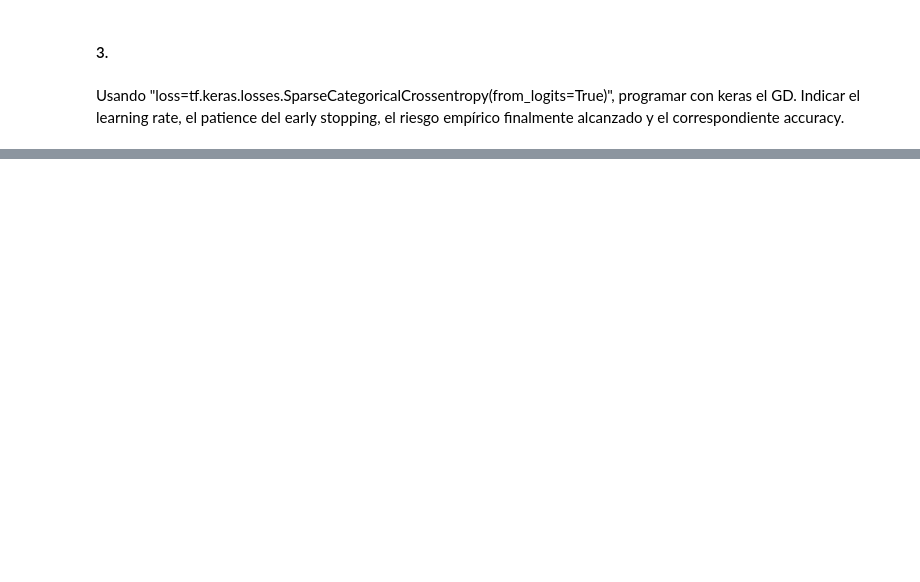
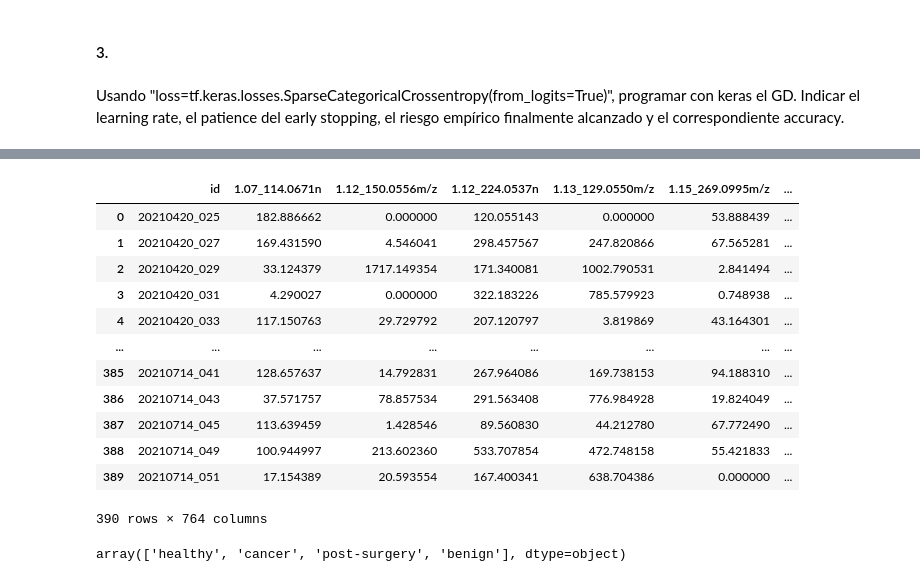
Before and after one commit to Nacho2904/CURSO-LEARNING1, a Jupyter notebook: regresion_logistica.ipynb, the cells around one changed output, grey strips where cells are left out. Saved outputs shown, nothing was run; the diff lists cells and outputs as text; code cells hidden in the pictures; blank space fills up the shorter version.

```diff
--- a/regresion_logistica.ipynb
+++ b/regresion_logistica.ipynb
@@ -234,0 +245,5 @@ Epoch 2/1000
+# %%
+url_data = "https://raw.githubusercontent.com/CSC-CONICET/CURSO-LEARNING1/main/datasets/prostata_data.csv"
+url_labels = "https://raw.githubusercontent.com/CSC-CONICET/CURSO-LEARNING1/main/datasets/prostata_label.csv"
+df_prostata_data = pd.read_csv(url_data)
+df_prostata_labels = pd.read_csv(url_labels)
@@ -234,0 +271,3 @@ Epoch 2/1000
+# %%
+df_prostata_data = df_prostata_data.rename(columns={"Unnamed: 0":"id"})
+df_prostata_labels = df_prostata_labels.rename(columns={"Unnamed: 0":"id"})
@@ -234,0 +276,3 @@ Epoch 2/1000
+# %%
+df_prostata_labels_filtered = df_prostata_labels[df_prostata_labels["class"].notnull()]
+df_prostata_labels_filtered
@@ -234,0 +293,21 @@ Epoch 2/1000
+# %%
+df_prostata_labeled_data = df_prostata_data.merge(df_prostata_labels_filtered, how="inner", on="id" )
+df_prostata_labeled_data
+# %% [output]
+|  | id | 1.07_114.0671n | 1.12_150.0556m/z | 1.12_224.0537n | 1.13_129.0550m/z | 1.15_269.0995m/z | ... |
+| 0 | 20210420_025 | 182.886662 | 0.000000 | 120.055143 | 0.000000 | 53.888439 | ... |
+| 1 | 20210420_027 | 169.431590 | 4.546041 | 298.457567 | 247.820866 | 67.565281 | ... |
+| 2 | 20210420_029 | 33.124379 | 1717.149354 | 171.340081 | 1002.790531 | 2.841494 | ... |
+| 3 | 20210420_031 | 4.290027 | 0.000000 | 322.183226 | 785.579923 | 0.748938 | ... |
+| 4 | 20210420_033 | 117.150763 | 29.729792 | 207.120797 | 3.819869 | 43.164301 | ... |
+| ... | ... | ... | ... | ... | ... | ... | ... |
+| 385 | 20210714_041 | 128.657637 | 14.792831 | 267.964086 | 169.738153 | 94.188310 | ... |
+| 386 | 20210714_043 | 37.571757 | 78.857534 | 291.563408 | 776.984928 | 19.824049 | ... |
+| 387 | 20210714_045 | 113.639459 | 1.428546 | 89.560830 | 44.212780 | 67.772490 | ... |
+| 388 | 20210714_049 | 100.944997 | 213.602360 | 533.707854 | 472.748158 | 55.421833 | ... |
+| 389 | 20210714_051 | 17.154389 | 20.593554 | 167.400341 | 638.704386 | 0.000000 | ... |
+390 rows × 764 columns
+# %%
+df_prostata_labeled_data["class"].unique()
+# %% [output]
+array(['healthy', 'cancer', 'post-surgery', 'benign'], dtype=object)
```
Also changed, not shown: parts of 30 cells of this notebook.
